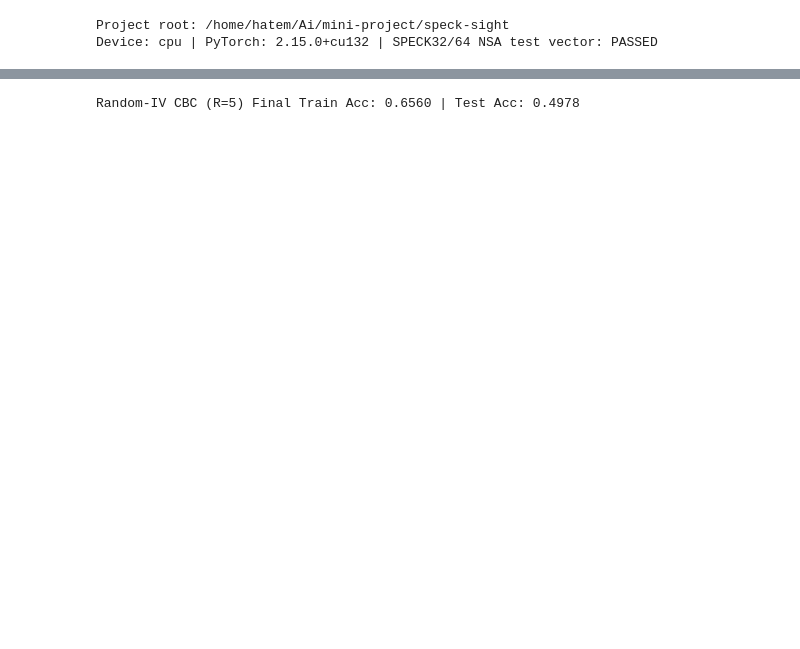
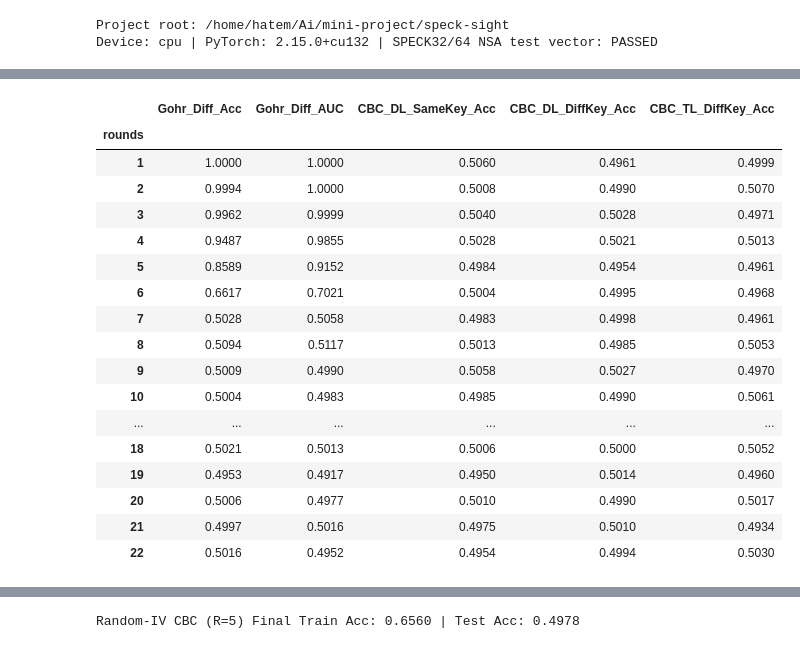
Before and after one commit to hatem12345th/mind-crypto-speck, a Jupyter notebook: notebooks/mind_crypt_analysis.ipynb, the cells around one changed output, grey strips where cells are left out. Drawn from its saved outputs; the diff is of its cells as text; code cells hidden in the pictures; blank space fills up the shorter version.

```diff
--- a/notebooks/mind_crypt_analysis.ipynb
+++ b/notebooks/mind_crypt_analysis.ipynb
@@ -90,0 +52,44 @@ display(summary_b)
+# %%
+df_a22 = pd.read_csv(os.path.join(PROJECT_ROOT, "results", "exp_a_r1_22.csv"))
+df_b22 = pd.read_csv(os.path.join(PROJECT_ROOT, "results", "exp_b_r1_22.csv"))
+df_c22 = pd.read_csv(os.path.join(PROJECT_ROOT, "results", "exp_c_gohr_r1_22.csv"))
+
+cbc_same_k = df_a22[df_a22["scenario"] == "Same Round, Same Key"][["eval_round", "accuracy"]].rename(
+    columns={"eval_round": "rounds", "accuracy": "CBC_DL_SameKey_Acc"}
+)
+cbc_diff_k = df_a22[df_a22["scenario"] == "Same Round, Different Key"][["eval_round", "accuracy"]].rename(
+    columns={"eval_round": "rounds", "accuracy": "CBC_DL_DiffKey_Acc"}
+)
+cbc_tl_k2 = df_b22[df_b22["scenario"] == "Same Round, Different Key"][["eval_round", "accuracy"]].rename(
+    columns={"eval_round": "rounds", "accuracy": "CBC_TL_DiffKey_Acc"}
+)
+gohr_df = df_c22[["rounds", "accuracy", "roc_auc"]].rename(
+    columns={"accuracy": "Gohr_Diff_Acc", "roc_auc": "Gohr_Diff_AUC"}
+)
+
+merged_22 = (
+    gohr_df
+    .merge(cbc_same_k, on="rounds")
+    .merge(cbc_diff_k, on="rounds")
+    .merge(cbc_tl_k2, on="rounds")
+)
+display(merged_22.set_index("rounds"))
+# %% [output]
+|  | Gohr_Diff_Acc | Gohr_Diff_AUC | CBC_DL_SameKey_Acc | CBC_DL_DiffKey_Acc | CBC_TL_DiffKey_Acc |
+| rounds |  |  |  |  |  |
+| 1 | 1.0000 | 1.0000 | 0.5060 | 0.4961 | 0.4999 |
+| 2 | 0.9994 | 1.0000 | 0.5008 | 0.4990 | 0.5070 |
+| 3 | 0.9962 | 0.9999 | 0.5040 | 0.5028 | 0.4971 |
+| 4 | 0.9487 | 0.9855 | 0.5028 | 0.5021 | 0.5013 |
+| 5 | 0.8589 | 0.9152 | 0.4984 | 0.4954 | 0.4961 |
+| 6 | 0.6617 | 0.7021 | 0.5004 | 0.4995 | 0.4968 |
+| 7 | 0.5028 | 0.5058 | 0.4983 | 0.4998 | 0.4961 |
+| 8 | 0.5094 | 0.5117 | 0.5013 | 0.4985 | 0.5053 |
+| 9 | 0.5009 | 0.4990 | 0.5058 | 0.5027 | 0.4970 |
+| 10 | 0.5004 | 0.4983 | 0.4985 | 0.4990 | 0.5061 |
+| ... | ... | ... | ... | ... | ... |
+| 18 | 0.5021 | 0.5013 | 0.5006 | 0.5000 | 0.5052 |
+| 19 | 0.4953 | 0.4917 | 0.4950 | 0.5014 | 0.4960 |
+| 20 | 0.5006 | 0.4977 | 0.5010 | 0.4990 | 0.5017 |
+| 21 | 0.4997 | 0.5016 | 0.4975 | 0.5010 | 0.4934 |
+| 22 | 0.5016 | 0.4952 | 0.4954 | 0.4994 | 0.5030 |
```
Also changed, not shown: parts of 19 cells of this notebook, 16 other files.
